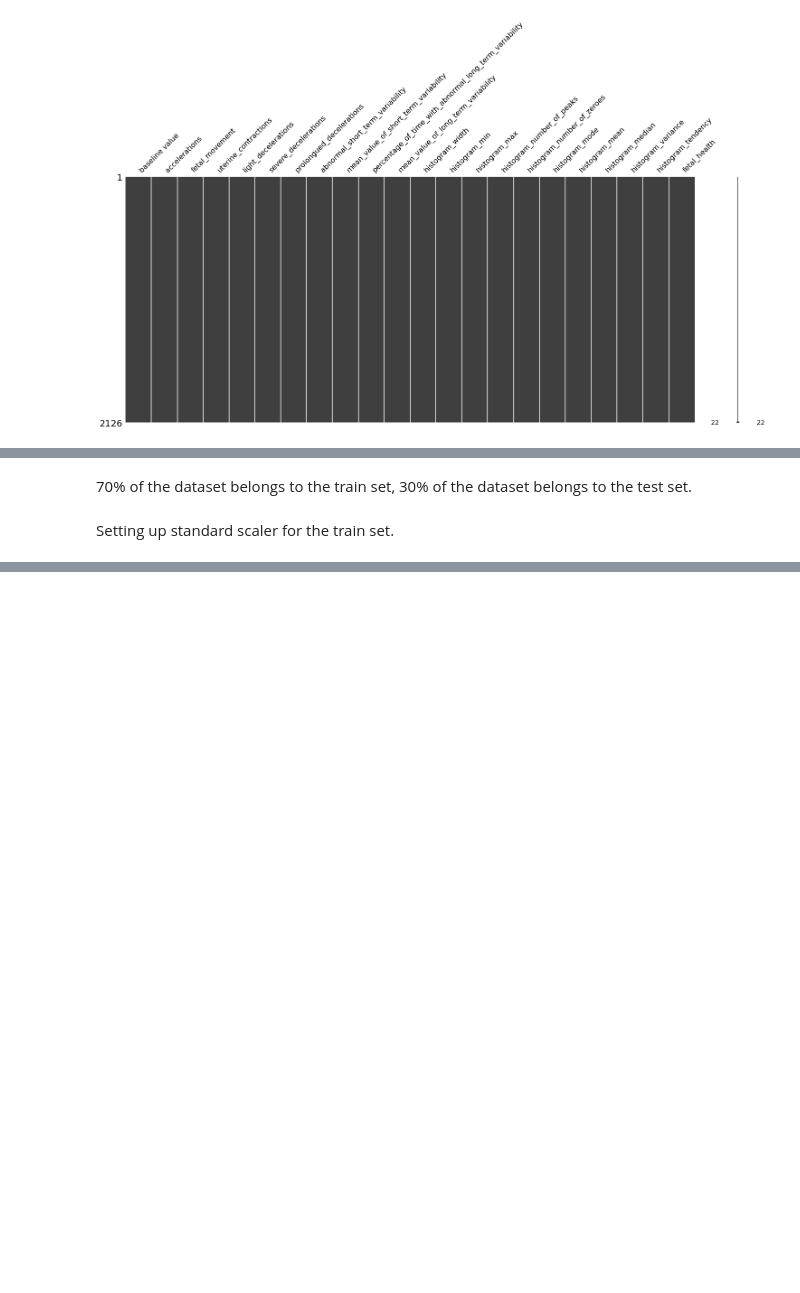
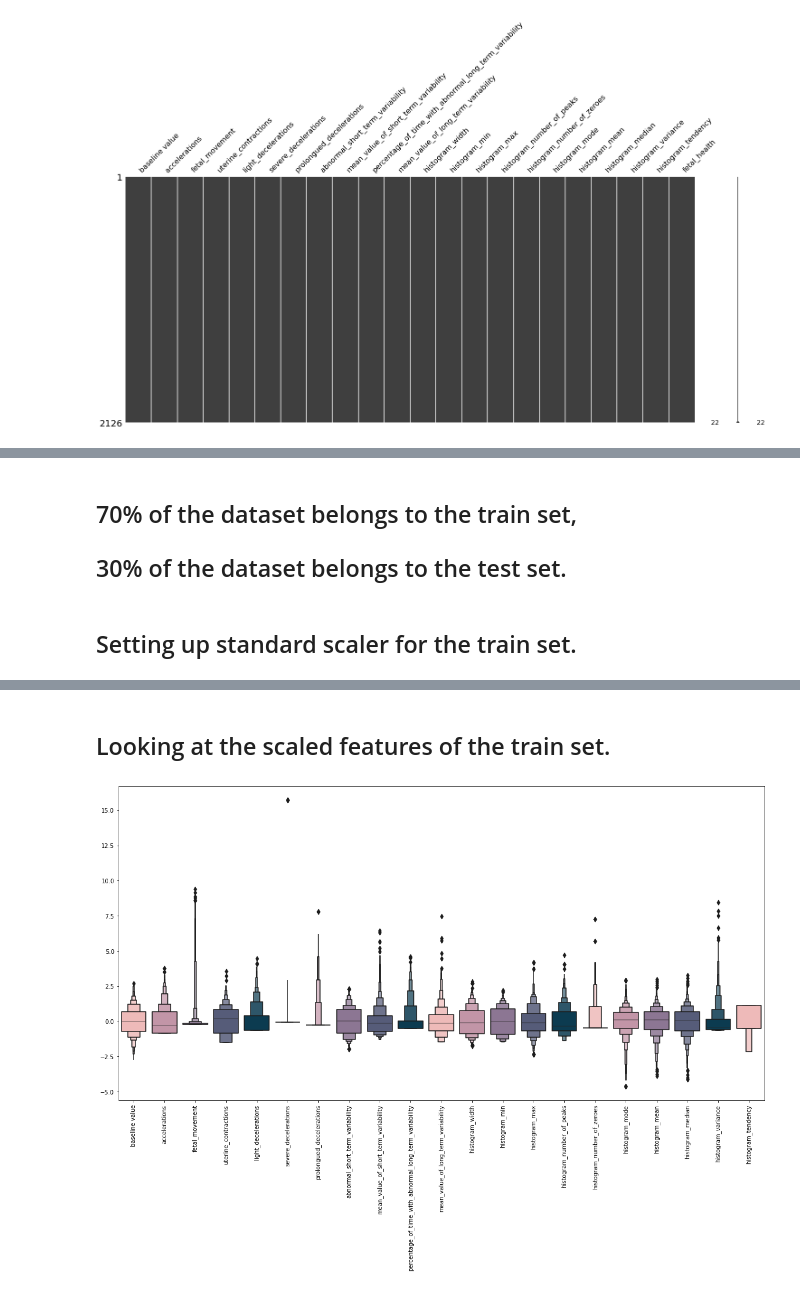
Before and after one commit to Niroth36/fetal_health_Classification, a Jupyter notebook: it21395first.ipynb, the cells around one changed output, grey strips where cells are left out. Drawn from its saved outputs; the diff is of its cells as text; code cells hidden in the pictures; blank space fills up the shorter version.

```diff
--- a/it21395first.ipynb
+++ b/it21395first.ipynb
@@ -210,20 +201,21 @@ Name: fetal_health, Length: 2126, dtype: float64
 # %% [markdown]
-70% of the dataset belongs to the train set,
-30% of the dataset belongs to the test set.
+## 70% of the dataset belongs to the train set,
+## 30% of the dataset belongs to the test set.
 # %%
 from sklearn import model_selection
 from sklearn.model_selection import train_test_split
 X_train, X_test, y_train, y_test = train_test_split(X, y, train_size=0.7, random_state=42)
 # %% [markdown]
-Setting up standard scaler for the train set.
+## Setting up standard scaler for the train set.
 # %%
 from sklearn import preprocessing
 from sklearn.preprocessing import StandardScaler
 col_names = list(X_train.columns)
 s_scaler = preprocessing.StandardScaler()
-X_df= s_scaler.fit_transform(X_train)
-X_df = pd.DataFrame(X_df, columns=col_names)
-X_df.describe().T
+s_scaler.fit(X_train)
+X_train_std = s_scaler.transform(X_train)
+X_train_std = pd.DataFrame(X_train_std, columns=col_names)
+X_train_std.describe().T
 # %% [output]
 |  | count | mean | std | min | 25% | 50% | 75% | max |
 | baseline value | 1488.0 | -7.950629e-16 | 1.000336 | -2.719876 | -0.709157 | -0.005405 | 0.698347 | 2.709066 |
@@ -242,4 +234,14 @@ X_df.describe().T
 | histogram_median | 1488.0 | -5.061662e-16 | 1.000336 | -4.140584 | -0.671216 | 0.077079 | 0.689320 | 3.274339 |
 | histogram_variance | 1488.0 | 2.387576e-17 | 1.000336 | -0.648510 | -0.580749 | -0.411347 | 0.164621 | 8.465334 |
 | histogram_tendency | 1488.0 | 3.103849e-17 | 1.000336 | -2.161711 | -0.519737 | -0.519737 | 1.122236 | 1.122236 |
+# %% [markdown]
+## Looking at the scaled features of the train set.
+# %%
+shades =["#f7b2b0","#c98ea6","#8f7198","#50587f", "#003f5c"]
+plt.figure(figsize=(20,10))
+sns.boxenplot(data = X_train_std,palette = shades)
+plt.xticks(rotation=90)
+plt.show()
+# %% [output]
+[figure, added]
 # %% [markdown]
```
Also changed, not shown: parts of 33 cells of this notebook.
